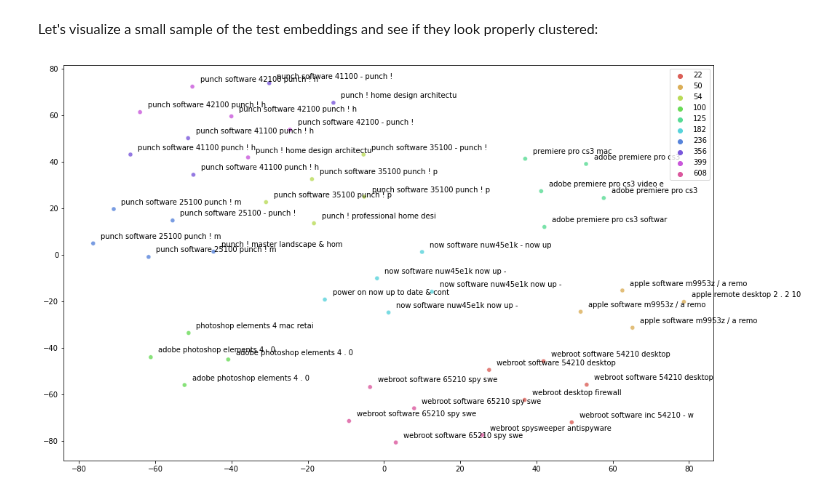
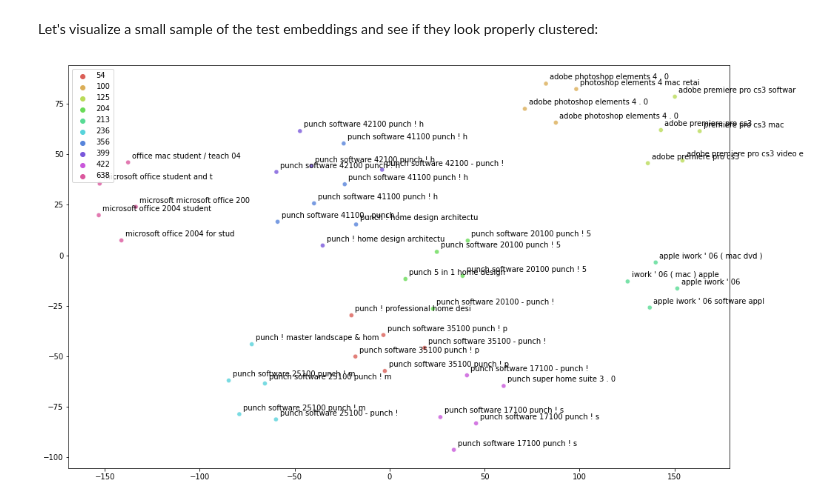
Before and after one commit to vintasoftware/entity-embed, a Jupyter notebook: notebooks/Record-Linkage-Example.ipynb, the cells around one changed output. Saved outputs shown, nothing was run; the diff lists cells and outputs as text; code cells hidden in the pictures.

```diff
--- a/notebooks/Record-Linkage-Example.ipynb
+++ b/notebooks/Record-Linkage-Example.ipynb
@@ -421,11 +419,11 @@ So let's simulate that by removing `cluster_field` from the test_row_dict:
 # %%
 import copy
 
-test_row_dict_with_cluster = datamodule.test_row_dict
-test_row_dict = copy.deepcopy(test_row_dict_with_cluster)
+test_record_dict_with_cluster = datamodule.test_record_dict
+test_record_dict = copy.deepcopy(test_record_dict_with_cluster)
 
-for row in test_row_dict.values():
-    del row[cluster_field]
+for record in test_record_dict.values():
+    del record[cluster_field]
 # %% [markdown]
 Keep the `test_pos_pair_set` in a variable for evaluation:
 # %%
@@ -434,7 +432,7 @@ test_pos_pair_set = datamodule.test_pos_pair_set
 Then call `predict`:
 # %%
 test_left_vector_dict, test_right_vector_dict = model.predict(
-    row_dict=test_row_dict,
+    record_dict=test_record_dict,
     batch_size=eval_batch_size
 )
 # %% [markdown]
@@ -580,7 +578,7 @@ Let's visualize a small sample of the test embeddings and see if they look prope
 vis_sample_size = 10
 # %%
 test_vector_dict = {**test_left_vector_dict, **test_right_vector_dict}
-test_cluster_dict = utils.row_dict_to_cluster_dict(test_row_dict_with_cluster, cluster_field)
+test_cluster_dict = utils.record_dict_to_cluster_dict(test_record_dict_with_cluster, cluster_field)
 vis_cluster_dict = dict(sorted(test_cluster_dict.items(), key=lambda x: len(x[1]), reverse=True)[:vis_sample_size])
 # %%
 vis_x = np.stack([test_vector_dict[id_] for cluster in vis_cluster_dict.values() for id_ in cluster])
@@ -588,26 +586,26 @@ vis_y = np.array([cluster_id for cluster_id, cluster in vis_cluster_dict.items()
 # %%
 from sklearn.manifold import TSNE
 
-tnse = TSNE(metric='cosine', perplexity=25, random_state=random_seed)
+tnse = TSNE(metric='cosine', perplexity=15, random_state=random_seed)
 tsne_results = tnse.fit_transform(vis_x)
 # %%
 %matplotlib inline
 import matplotlib.pyplot as plt
 import seaborn as sns
 import itertools
 
 plt.figure(figsize=(16,10))
 ax = sns.scatterplot(
     x=tsne_results[:,0],
     y=tsne_results[:,1],
     hue=vis_y,
     palette=sns.color_palette("hls", len(vis_cluster_dict.keys())),
     legend="full",
     alpha=0.8
 )
 for id_, (x, y) in zip(itertools.chain.from_iterable(vis_cluster_dict.values()), tsne_results):
     # text = id_
-    text = test_row_dict[id_]['name'][:30]
+    text = test_record_dict[id_]['name'][:30]
     ax.text(x + 2, y + 2, text)
 # %% [output]
-[figure, old version]
+[figure, new version]
```
Also changed, not shown: parts of 30 cells of this notebook, 17 other files.
